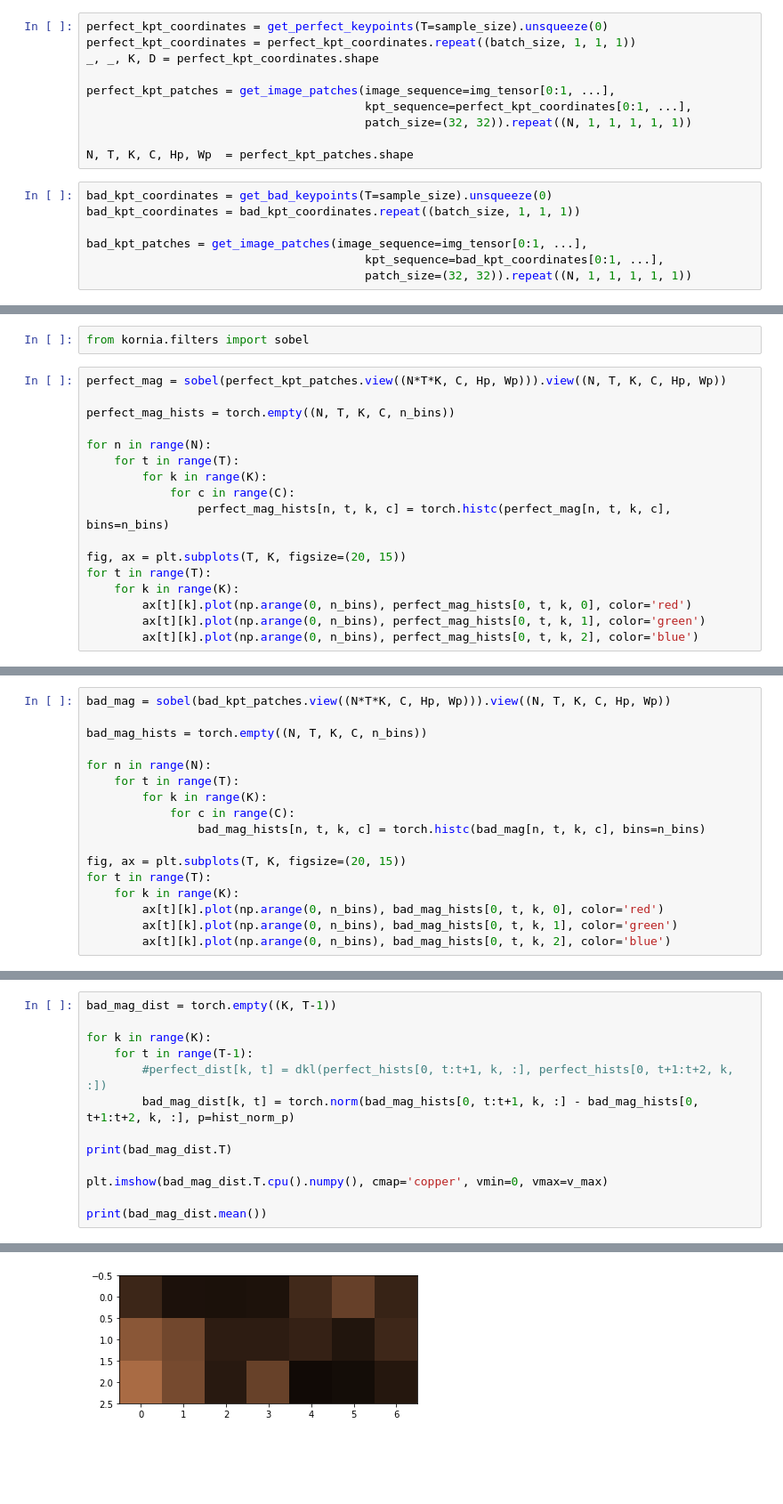
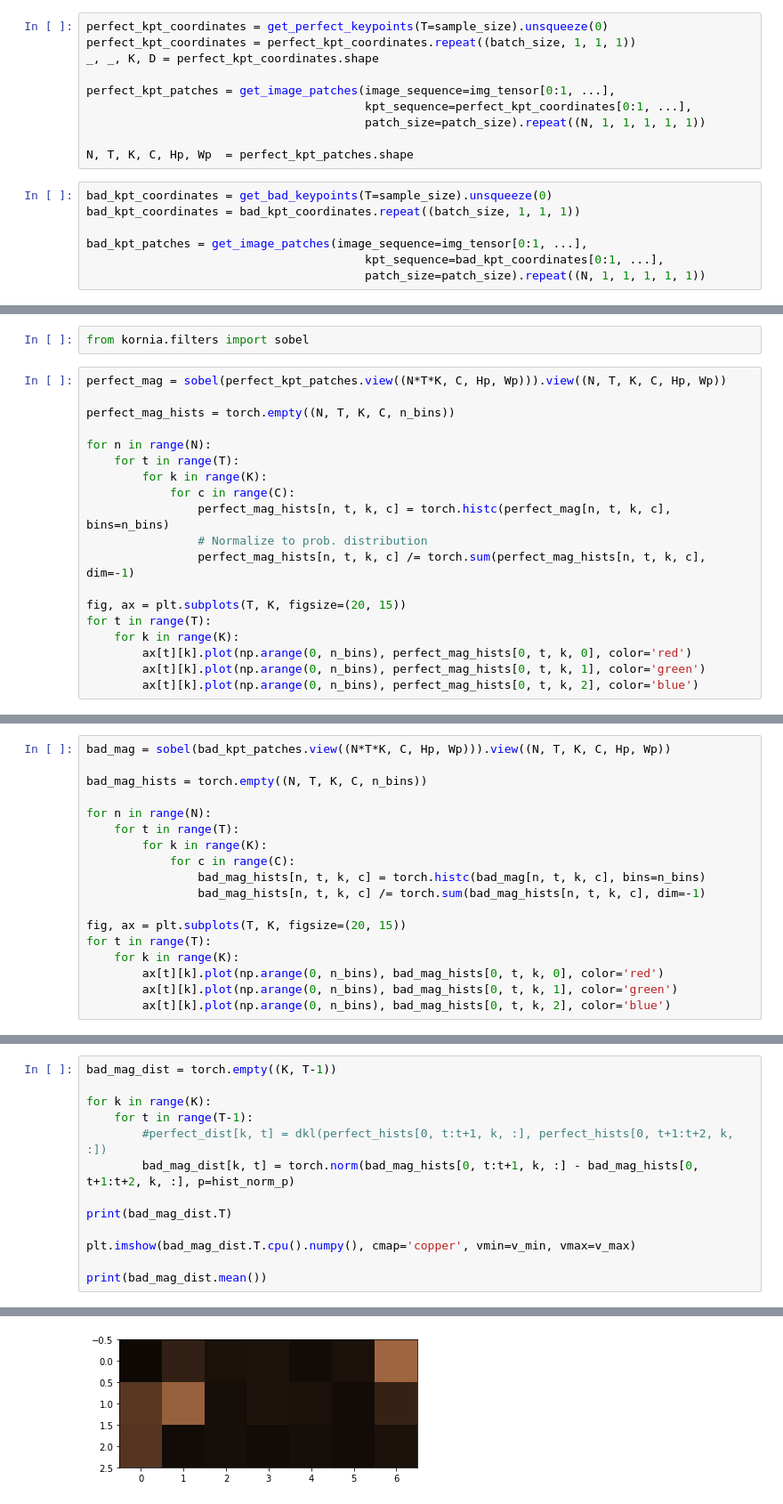
Before and after one commit to YFrisch/vssil, a Jupyter notebook: notebooks/GradientHistograms.ipynb, the cells around one changed output, grey strips where cells are left out. Shown at 89% size. Cells and saved outputs as stored; diff of their text form; blank space fills up the shorter version.

```diff
--- a/notebooks/GradientHistograms.ipynb
+++ b/notebooks/GradientHistograms.ipynb
@@ -50,7 +53,7 @@ _, _, K, D = perfect_kpt_coordinates.shape
 
 perfect_kpt_patches = get_image_patches(image_sequence=img_tensor[0:1, ...],
                                         kpt_sequence=perfect_kpt_coordinates[0:1, ...],
-                                        patch_size=(32, 32)).repeat((N, 1, 1, 1, 1, 1))
+                                        patch_size=patch_size).repeat((N, 1, 1, 1, 1, 1))
 
 N, T, K, C, Hp, Wp  = perfect_kpt_patches.shape
 # %%
@@ -59,7 +62,7 @@ bad_kpt_coordinates = bad_kpt_coordinates.repeat((batch_size, 1, 1, 1))
 
 bad_kpt_patches = get_image_patches(image_sequence=img_tensor[0:1, ...],
                                         kpt_sequence=bad_kpt_coordinates[0:1, ...],
-                                        patch_size=(32, 32)).repeat((N, 1, 1, 1, 1, 1))
+                                        patch_size=patch_size).repeat((N, 1, 1, 1, 1, 1))
 # %%
 random_kpt_coordinates = get_random_keypoints(T=sample_size).unsqueeze(0)
 random_kpt_coordinates = random_kpt_coordinates.repeat((batch_size, 1, 1, 1))
@@ -81,6 +84,8 @@ for n in range(N):
         for k in range(K):
             for c in range(C):
                 perfect_mag_hists[n, t, k, c] = torch.histc(perfect_mag[n, t, k, c], bins=n_bins)
+                # Normalize to prob. distribution
+                perfect_mag_hists[n, t, k, c] /= torch.sum(perfect_mag_hists[n, t, k, c], dim=-1)
 
 fig, ax = plt.subplots(T, K, figsize=(20, 15))
 for t in range(T):
@@ -119,6 +124,7 @@ for n in range(N):
         for k in range(K):
             for c in range(C):
                 bad_mag_hists[n, t, k, c] = torch.histc(bad_mag[n, t, k, c], bins=n_bins)
+                bad_mag_hists[n, t, k, c] /= torch.sum(bad_mag_hists[n, t, k, c], dim=-1)
 
 fig, ax = plt.subplots(T, K, figsize=(20, 15))
 for t in range(T):
@@ -138,7 +144,7 @@ for k in range(K):
 
 print(bad_mag_dist.T)
 
-plt.imshow(bad_mag_dist.T.cpu().numpy(), cmap='copper', vmin=0, vmax=v_max)
+plt.imshow(bad_mag_dist.T.cpu().numpy(), cmap='copper', vmin=v_min, vmax=v_max)
 
 print(bad_mag_dist.mean())
 # %% [output]
@@ -149,4 +155,4 @@ tensor(104.2857)
-[figure, old version]
+[figure, new version]
 # %%
 random_mag = sobel(random_kpt_patches.view((N*T*K, C, Hp, Wp))).view((N, T, K, C, Hp, Wp))
 
```
Also changed, not shown: parts of 9 cells of this notebook, 12 other files.
